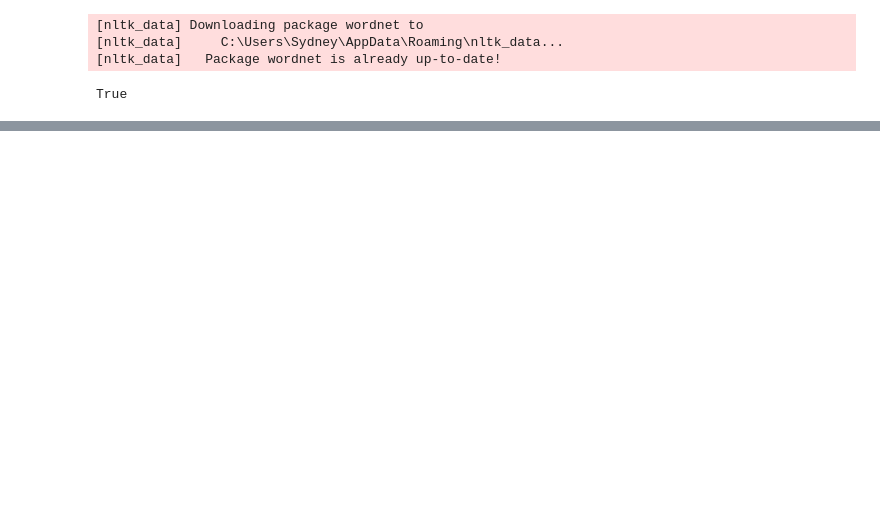
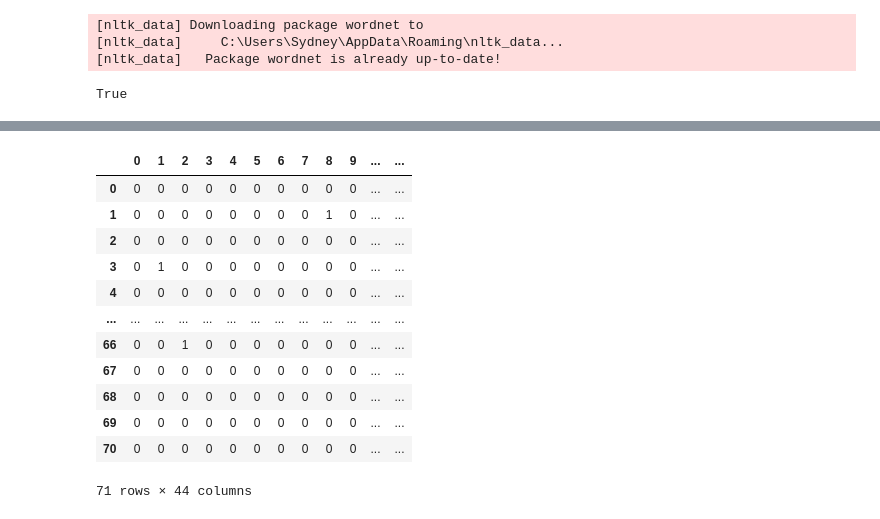
Before and after one commit to nyuvis/publication_analysis, a Jupyter notebook: nlp.ipynb, the cells around one changed output, grey strips where cells are left out. Drawn from its saved outputs; the diff is of its cells as text; code cells hidden in the pictures; blank space fills up the shorter version.

Commit message:
dataframe issue

```diff
--- a/nlp.ipynb
+++ b/nlp.ipynb
@@ -151,4 +151,4 @@ Name: Abstract, Length: 3035, dtype: object
 # %%
 tfidf = TfidfVectorizer()
 
-tfidf_df = tfidf.fit_transform(df['Abstract'])
+tfidf_matrix = [tfidf.fit_transform(abstract) for abstract in df['Abstract']]
@@ -156,0 +175,2 @@ AttributeError: 'list' object has no attribute 'lower'
+# %%
+tfidf_matrix = [tfidf.todense() for tfidf in tfidf_matrix]
@@ -156,0 +197,2 @@ AttributeError: 'list' object has no attribute 'lower'
+# %%
+tfidf_sample = tfidf_matrix[0]
@@ -156,0 +209,18 @@ AttributeError: 'list' object has no attribute 'lower'
+# %%
+tfidf_sample_df = pd.DataFrame(tfidf_sample, dtype=object)
+# %%
+tfidf_sample_df
+# %% [output]
+|  | 0 | 1 | 2 | 3 | 4 | 5 | 6 | 7 | 8 | 9 | ... | ... |
+| 0 | 0 | 0 | 0 | 0 | 0 | 0 | 0 | 0 | 0 | 0 | ... | ... |
+| 1 | 0 | 0 | 0 | 0 | 0 | 0 | 0 | 0 | 1 | 0 | ... | ... |
+| 2 | 0 | 0 | 0 | 0 | 0 | 0 | 0 | 0 | 0 | 0 | ... | ... |
+| 3 | 0 | 1 | 0 | 0 | 0 | 0 | 0 | 0 | 0 | 0 | ... | ... |
+| 4 | 0 | 0 | 0 | 0 | 0 | 0 | 0 | 0 | 0 | 0 | ... | ... |
+| ... | ... | ... | ... | ... | ... | ... | ... | ... | ... | ... | ... | ... |
+| 66 | 0 | 0 | 1 | 0 | 0 | 0 | 0 | 0 | 0 | 0 | ... | ... |
+| 67 | 0 | 0 | 0 | 0 | 0 | 0 | 0 | 0 | 0 | 0 | ... | ... |
+| 68 | 0 | 0 | 0 | 0 | 0 | 0 | 0 | 0 | 0 | 0 | ... | ... |
+| 69 | 0 | 0 | 0 | 0 | 0 | 0 | 0 | 0 | 0 | 0 | ... | ... |
+| 70 | 0 | 0 | 0 | 0 | 0 | 0 | 0 | 0 | 0 | 0 | ... | ... |
+71 rows × 44 columns
```
Also changed, not shown: parts of 10 cells of this notebook.
